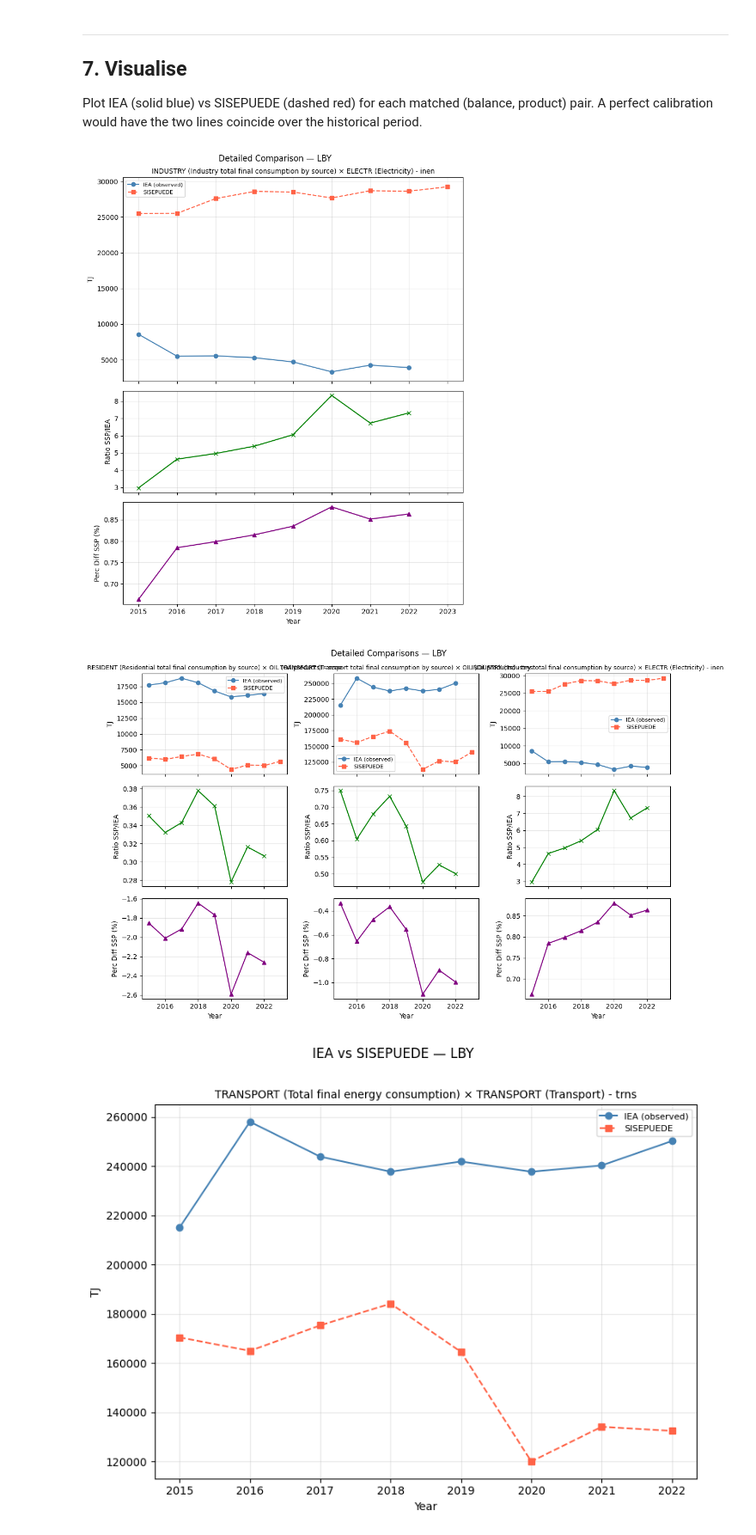
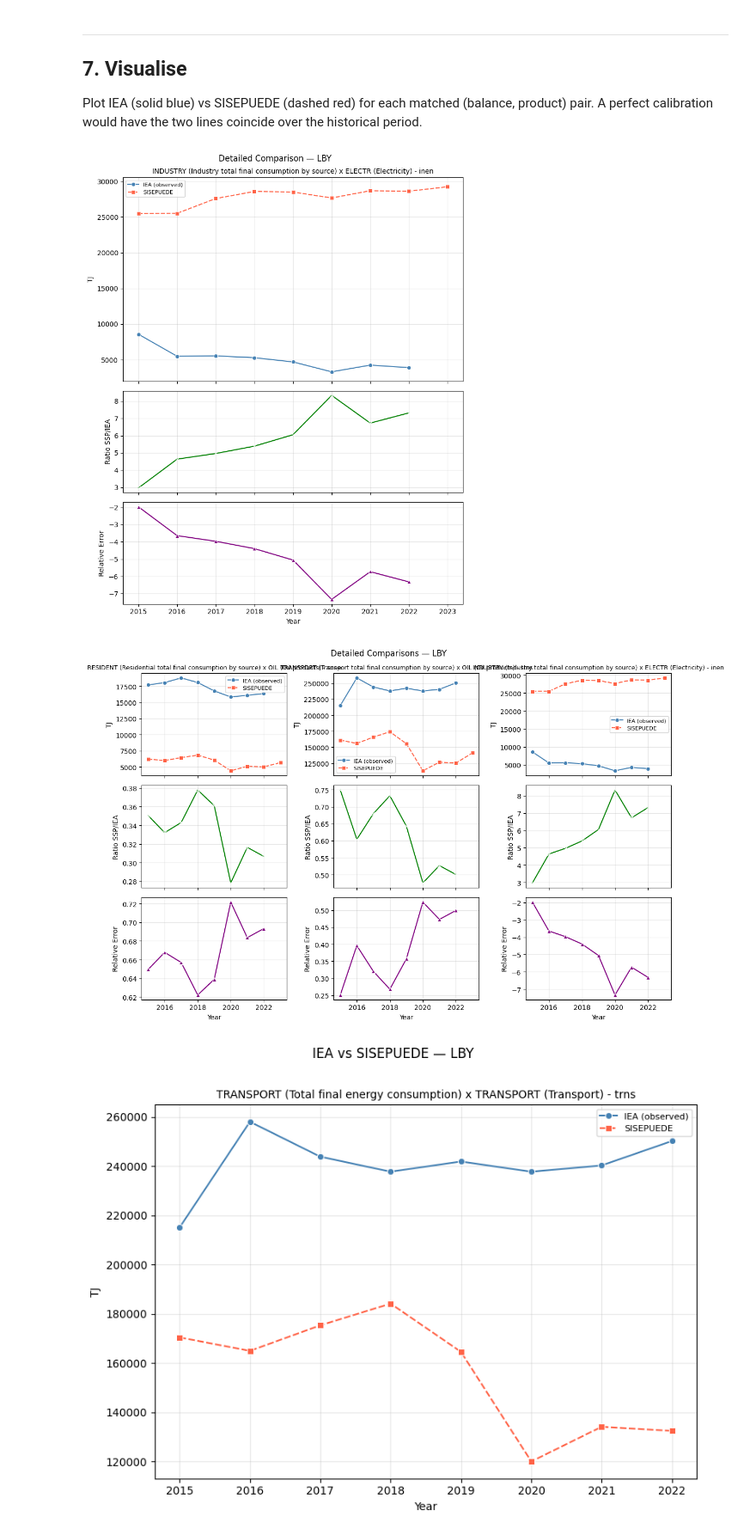
Before and after one commit to dpmendez/sisepuede, a Jupyter notebook: sisepuede/calibration/iea_energy_crosswalk_comparison.ipynb, the cells around one changed output. Shown at 86% size. Cells and saved outputs as stored; diff of their text form; code cells hidden in the pictures.

```diff
--- a/sisepuede/calibration/iea_energy_crosswalk_comparison.ipynb
+++ b/sisepuede/calibration/iea_energy_crosswalk_comparison.ipynb
@@ -453,36 +455,37 @@ lines coincide over the historical period.
 # %%
 import importlib
 import sisepuede.utilities._plotting
 importlib.reload(sisepuede.utilities._plotting)
-from sisepuede.utilities._plotting import plot_detailed_comparisons, plot_selected_comparisons, plot_metric_bar
+from sisepuede.utilities._plotting_seaborn import plot_detailed_comparisons, plot_selected_comparisons, plot_metric_bar
+# from sisepuede.utilities._plotting import plot_detailed_comparisons, plot_selected_comparisons, plot_metric_bar
 
 plot_condition = (df_comparison['year'] >= START_YEAR) & (df_comparison['year'] <= TRUE_DATA_LIMIT_YEAR)
 df_comparison = df_comparison.loc[plot_condition]
 
 # Detailed comparison for a single pair
 plot_detailed_comparisons(
     df_comparison,
     pairs=('INDUSTRY', 'ELECTR'),
     second_var='ratio_sisepuede_over_iea',
-    third_var='perc_difference_sisepuede',
+    third_var='rel_err_iea',
     second_label='Ratio SSP/IEA',
-    third_label='Perc Diff SSP (%)',
+    third_label='Relative Error',
     country=ISO_COUNTRY,
 )
 
 # Detailed comparison for a multiple pairs
 plot_detailed_comparisons(
     df_comparison,
     pairs=[('RESIDENT', 'OIL'), ('TRANSPORT', 'OIL'), ('INDUSTRY', 'ELECTR')],
     second_var='ratio_sisepuede_over_iea',
-    third_var='perc_difference_sisepuede',
+    third_var='rel_err_iea',
     second_label='Ratio SSP/IEA',
-    third_label='Perc Diff SSP (%)',
+    third_label='Relative Error',
     country=ISO_COUNTRY,
 )
 # %% [output]
-[figure, old version]
+[figure, new version]
-[figure, old version]
+[figure, new version]
 # %%
 # Single plot: plot one pair
 plot_selected_comparisons(
```
Also changed, not shown: parts of 7 cells of this notebook, 2 other files.
